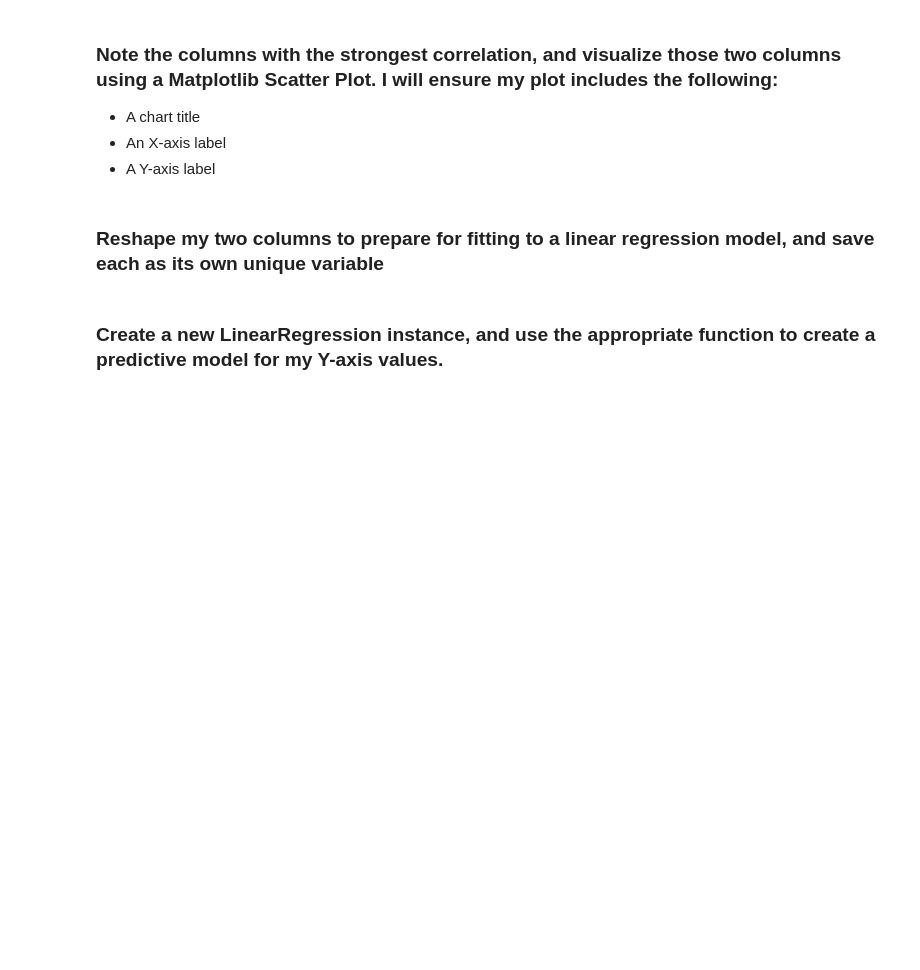
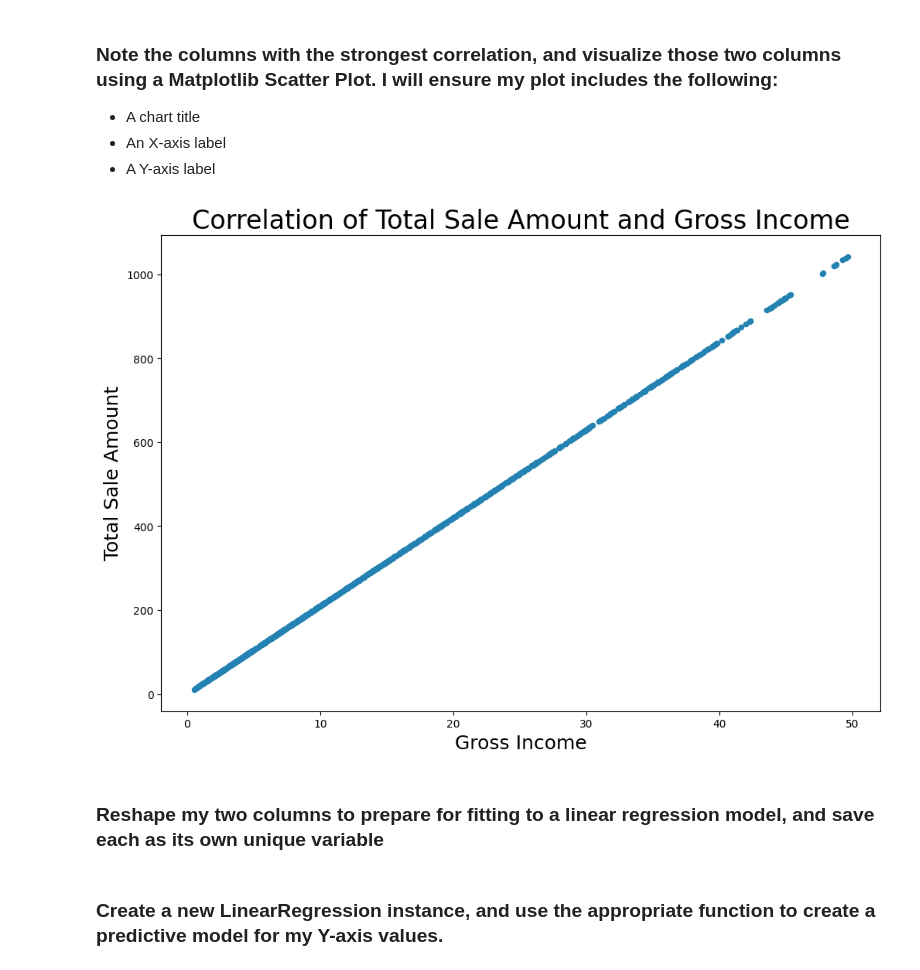
Before and after one commit to ambsthebear/Bear-Exploratory-Data-Analysis, a Jupyter notebook: sales_data_exploration.ipynb, the cells around one changed output. Drawn from its saved outputs; the diff is of its cells as text; code cells hidden in the pictures; blank space fills up the shorter version.

```diff
--- a/sales_data_exploration.ipynb
+++ b/sales_data_exploration.ipynb
@@ -202,5 +226,12 @@ overall_rating
 - A chart title
 - An X-axis label
 - A Y-axis label
+# %%
+joined_sales_df.plot.scatter(x="Gross_Income", y="Total", figsize=(12,8), color="#2382B2")
+plt.title("Correlation of Total Sale Amount and Gross Income", fontsize=24)
+plt.xlabel("Gross Income", fontsize=18)
+plt.ylabel ("Total Sale Amount", fontsize=18);
+# %% [output]
+[figure, added]
 # %% [markdown]
  ### Reshape my two columns to prepare for fitting to a linear regression model, and save each as its own unique variable
```
Also changed, not shown: parts of 8 cells of this notebook.
